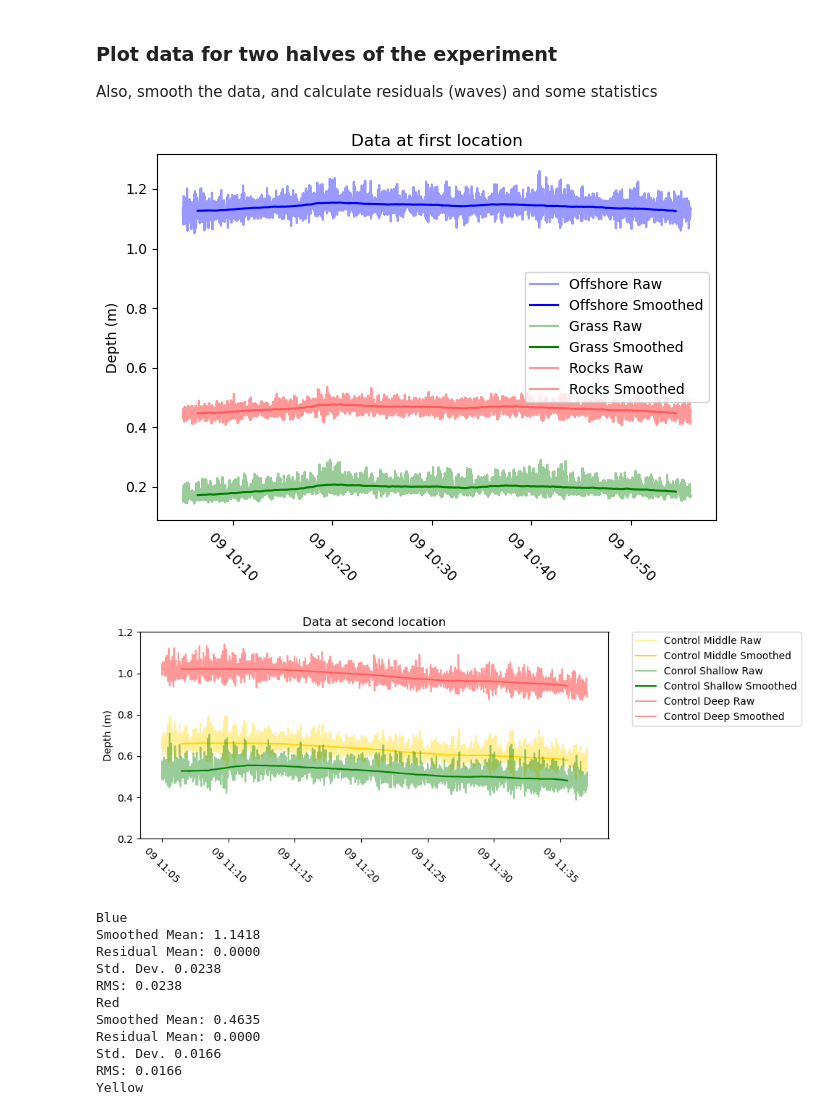
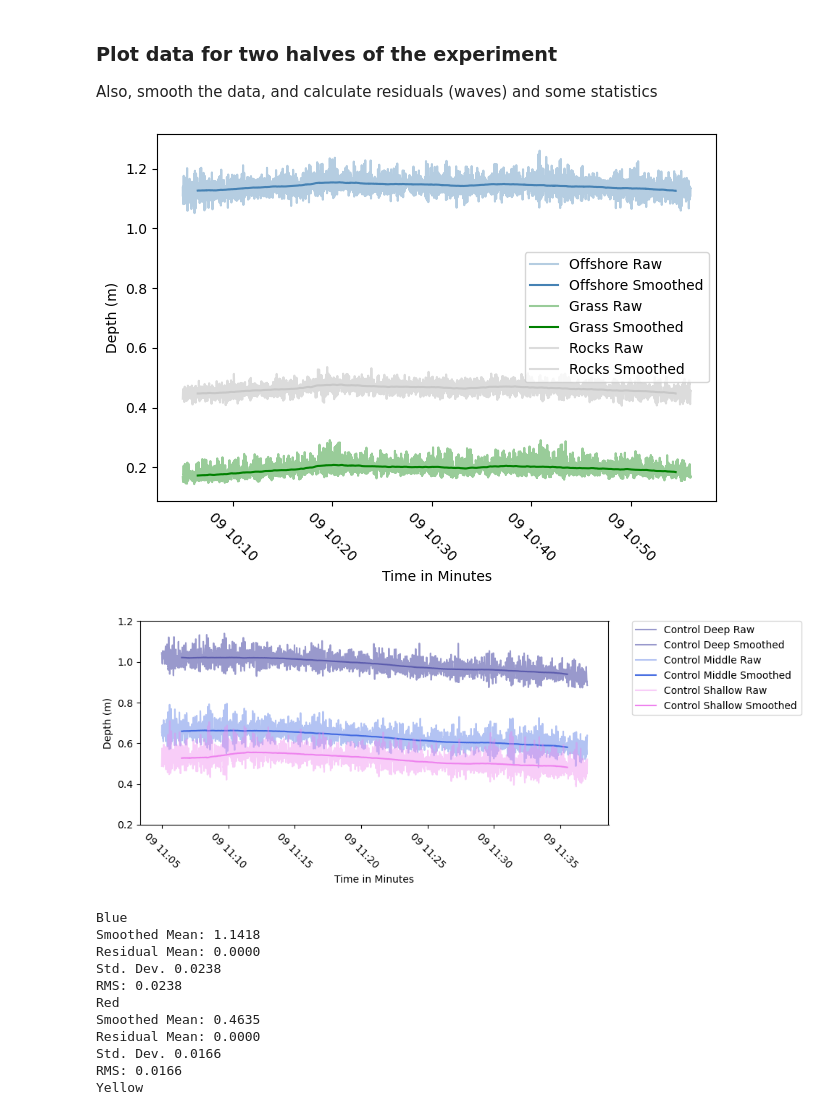
Before and after one commit to sofa927/Science-Fair, a Jupyter notebook: CopySophiaDataPlots-Copy1.ipynb, the cells around one changed output. Cells and saved outputs as stored; diff of their text form; code cells hidden in the pictures.

```diff
--- a/CopySophiaDataPlots-Copy1.ipynb
+++ b/CopySophiaDataPlots-Copy1.ipynb
@@ -132,24 +132,27 @@ df_red1["Smoothed Depth"] = boxcar_smooth_depth( df_red1, fs=8.0, window_minutes
 # make a plot of that data
 
 
-plt.plot( df_blue1['Time'], df_blue1['Depth'],c='blue', label = 'Offshore Raw', alpha=0.4)
-plt.plot( df_blue1['Time'], df_blue1['Smoothed Depth'],c='blue', label = 'Offshore Smoothed')
+plt.plot( df_blue1['Time'], df_blue1['Depth'],c='steelblue', label = 'Offshore Raw', alpha=0.4)
+plt.plot( df_blue1['Time'], df_blue1['Smoothed Depth'],c='steelblue', label = 'Offshore Smoothed')
 
 plt.plot( df_green1['Time'], df_green1['Depth'],c='green', label = 'Grass Raw', alpha=0.4)
 plt.plot( df_green1['Time'], df_green1['Smoothed Depth'],c='green', label = 'Grass Smoothed')
 
-plt.plot( df_red1['Time'], df_red1['Depth'],c='red', label='Rocks Raw', alpha=0.4)
-plt.plot( df_red1['Time'], df_red1['Smoothed Depth'],c='red', label='Rocks Smoothed', alpha=0.4)
+plt.plot( df_red1['Time'], df_red1['Depth'],c='darkgray', label='Rocks Raw', alpha=0.4)
+plt.plot( df_red1['Time'], df_red1['Smoothed Depth'],c='darkgray', label='Rocks Smoothed', alpha=0.4)
 
 plt.ylabel( 'Depth (m)' )
-plt.xticks(rotation=-45)
+plt.xlabel( 'Time in Minutes' )
+plt.xticks(
+    rotation=-45
+)
+
 plt.legend()
-plt.title('Data at first location')
 plt.tight_layout()
 plt.savefig('Experiment1Graph.png',dpi=200)
 plt.show()
 # %% [output]
-[figure, old version]
+[figure, new version]
 # %%
 # Define time bounds - second location
 start_time = "2025-11-09 11:05:00"
@@ -203,41 +206,43 @@ df_green2["Smoothed Depth"] = boxcar_smooth_depth( df_green2, fs=8.0, window_min
 
 
 # Red sensor
 df = pd.read_csv(red_file, parse_dates=['Time'], index_col='Time')
 # Making time the index "removes" the 'Time' column...add it back in
 df['Time'] = df.index
 # Trim the dataset
 df = df.loc[start_time:end_time]
 # drop the Sea Pressure column
 df = df.drop('Sea pressure', axis=1)
 # Compute the pressure
 df['Depth'] = ( df['Pressure'] - p_atmos )*1e4 / (rhow*g) + r_off
 # rename the dataframe
 df_red2 = df
 df_red2["Smoothed Depth"] = boxcar_smooth_depth( df_red2, fs=8.0, window_minutes=3.0 )
 
 # make a plot of that data with some improvements in the plotting
 plt.figure( figsize = (10,4) )
-plt.plot( df_yellow2['Time'], df_yellow2['Depth'],c='gold', label = 'Control Middle Raw', alpha=0.4)
-plt.plot( df_yellow2['Time'], df_yellow2['Smoothed Depth'],c='gold', label = 'Control Middle Smoothed')
+plt.plot( df_red2['Time'], df_red2['Depth'],c='navy', label='Control Deep Raw', alpha=0.4)
+plt.plot( df_red2['Time'], df_red2['Smoothed Depth'],c='navy', label='Control Deep Smoothed', alpha=0.4)
+
+plt.plot( df_yellow2['Time'], df_yellow2['Depth'],c='royalblue', label = 'Control Middle Raw', alpha=0.4)
+plt.plot( df_yellow2['Time'], df_yellow2['Smoothed Depth'],c='royalblue', label = 'Control Middle Smoothed')
 
 
 
-plt.plot( df_green2['Time'], df_green2['Depth'],c='green', label = 'Conrol Shallow Raw', alpha=0.4)
-plt.plot( df_green2['Time'], df_green2['Smoothed Depth'],c='green', label = 'Control Shallow Smoothed')
+plt.plot( df_green2['Time'], df_green2['Depth'],c='violet', label = 'Control Shallow Raw', alpha=0.4)
+plt.plot( df_green2['Time'], df_green2['Smoothed Depth'],c='violet', label = 'Control Shallow Smoothed')
 
-plt.plot( df_red2['Time'], df_red2['Depth'],c='red', label='Control Deep Raw', alpha=0.4)
-plt.plot( df_red2['Time'], df_red2['Smoothed Depth'],c='red', label='Control Deep Smoothed', alpha=0.4)
+
 plt.ylim(0.2, 1.2)
 plt.ylabel( 'Depth (m)' )
+plt.xlabel( 'Time in Minutes' )
 plt.xticks(rotation=-45)
 plt.legend(bbox_to_anchor=(1.05, 1), loc='upper left', borderaxespad=0.)
-plt.title('Data at second location')
 plt.tight_layout()
 plt.savefig('Experiment2Graph.png',dpi=200)
 plt.show()
 # %% [output]
-[figure, old version]
+[figure, new version]
 # %%
 def residual_stats( df ):
 
```
Also changed, not shown: parts of 2 cells of this notebook.
